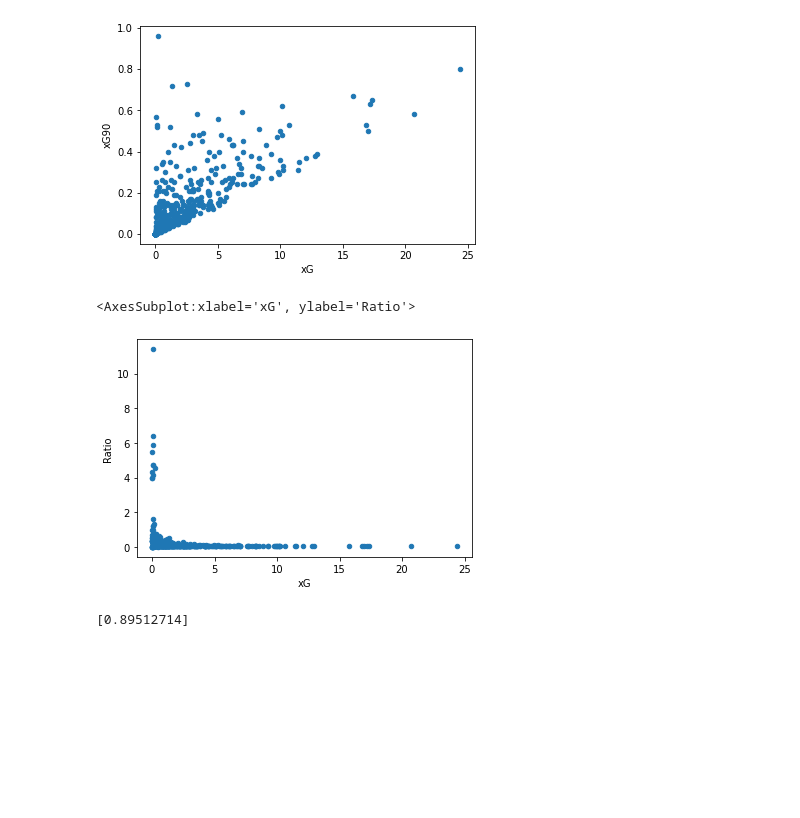
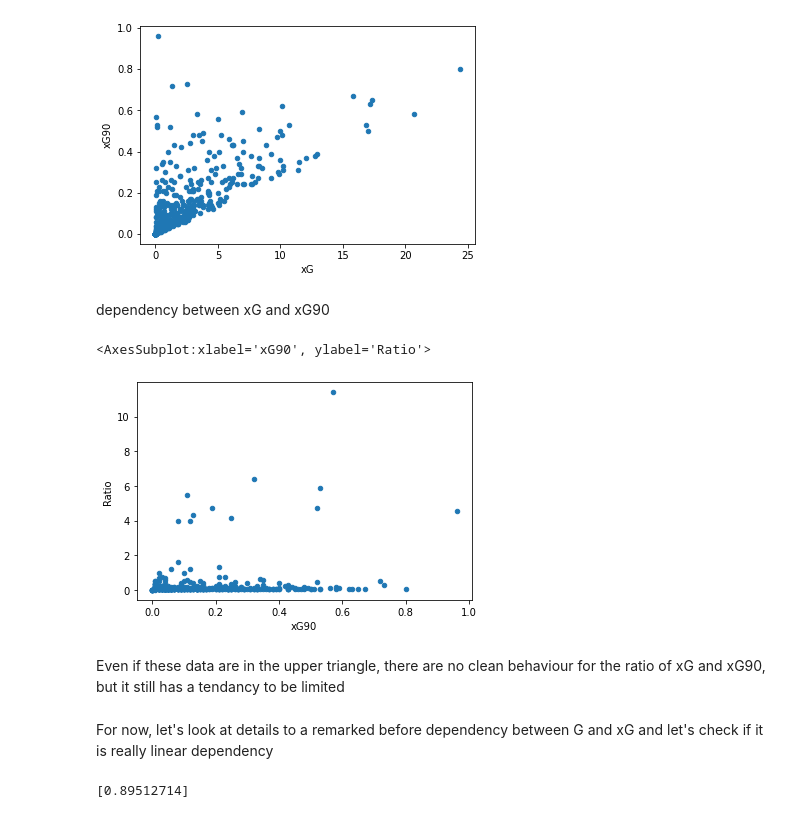
Before and after one commit to ubco-W2022T2-data301/group26, a Jupyter notebook: analysis/analysisAnanya.ipynb, the cells around one changed output. Cells and saved outputs as stored; diff of their text form; code cells hidden in the pictures; blank space fills up the shorter version.

```diff
--- a/analysis/analysisAnanya.ipynb
+++ b/analysis/analysisAnanya.ipynb
@@ -9,5 +39,5 @@ Football has always been around me in one way or the other and through this proj
 # %%
-import pandas as pd
-df = pd.read_csv('../data/raw/Premier_League_players.csv')
+
+df = load_and_preprocess('../data/raw/Premier_League_players.csv')
 df
 # %% [output]
@@ -100,3 +85,0 @@ print(xG90_low, xG90_hgh)
-# %%
-df_cleaned = df2.copy()[df2['xG90'].between(xG90_low, xG90_hgh)]
-df_cleaned.head()
@@ -113,0 +86,11 @@ len(df_cleaned)
+# %%
+def cleanoutliers(df, name):
+    # Method Chain 3 (cleaning outliers for the 'name' variable)
+    data = np.array(df[name])
+    low, hgh = np.percentile(data, [1, 99])
+    #print(xG90_low, xG90_hgh)
+    df_cleaned = df.copy()[df[name].between(low, hgh)]
+    print ("We had "+str(len(df))+ " entries. After dropping out the outliers for " +str(name)+ " variable, we have only " +str(len(df_cleaned)))
+    return df_cleaned
+# %%
+df_xG90 = cleanoutliers(df, 'xG90')
@@ -132,13 +119,19 @@ df_cleaned.plot(kind='scatter', x='xG', y='xG90')
 # %% [output]
 <AxesSubplot:xlabel='xG', ylabel='xG90'>
 [figure]
+# %% [markdown]
+dependency between xG and xG90
 # %%
-df_detailed=df_cleaned.copy()
+df_detailed=df_xG90.copy()
 df_detailed['Ratio'] = df_detailed['xG90'] / df_detailed['xG']
-df_detailed.plot(kind='scatter', x='xG', y='Ratio')
+df_detailed.plot(kind='scatter', x='xG90', y='Ratio')
 # %% [output]
-<AxesSubplot:xlabel='xG', ylabel='Ratio'>
+<AxesSubplot:xlabel='xG90', ylabel='Ratio'>
-[figure, old version]
+[figure, new version]
+# %% [markdown]
+Even if these data are in the upper triangle, there are no clean behaviour for the ratio of xG and xG90, but it still has a tendancy to be limited
+# %% [markdown]
+For now, let's look at details to a remarked before dependency between G and xG and let's check if it is really linear dependency
 # %%
 X=df_detailed[['G']]
 Y=df_detailed['xG']
```
Also changed, not shown: parts of 28 cells of this notebook, 4 other files.
